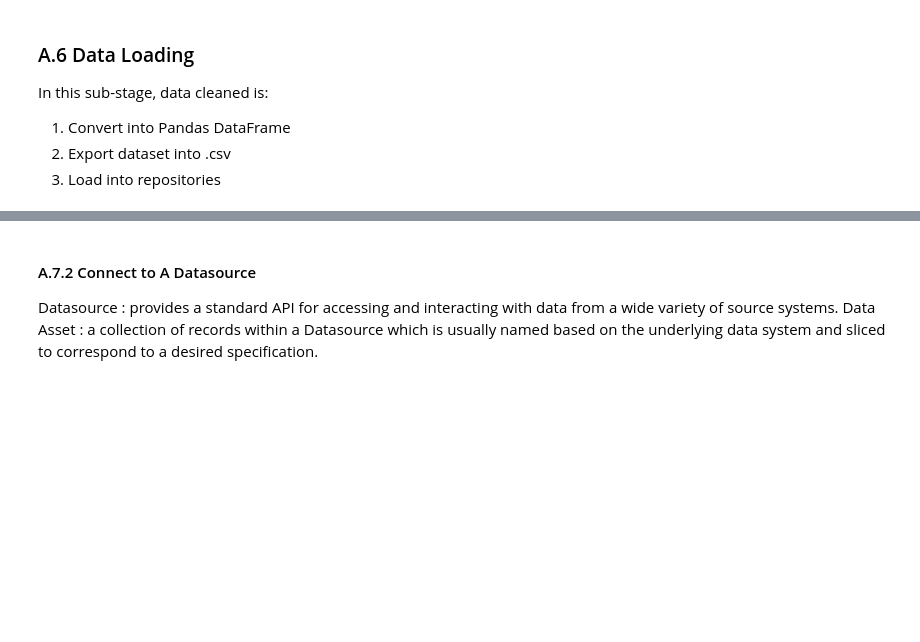
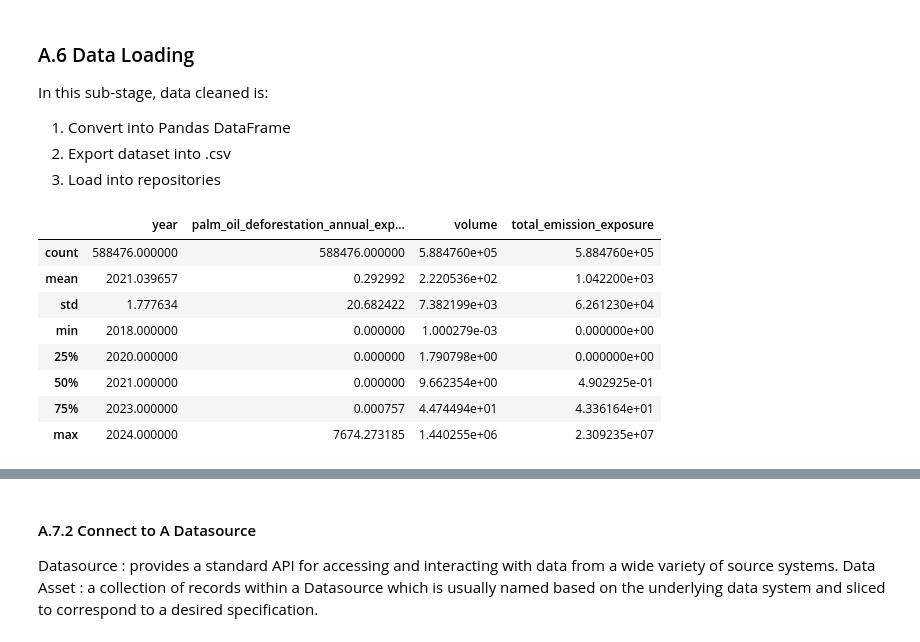
Before and after one commit to torgusonyan/palm-oil-deforestation-indonesia, a Jupyter notebook: final_project_palm_oil_deforestation.ipynb, the cells around one changed output, grey strips where cells are left out. Drawn from its saved outputs; the diff is of its cells as text; code cells hidden in the pictures; blank space fills up the shorter version.

```diff
--- a/final_project_palm_oil_deforestation.ipynb
+++ b/final_project_palm_oil_deforestation.ipynb
@@ -357,3 +386,15 @@ df_palm_oil_pandas.to_csv("palm_oil_cleaned.csv", index=False)
 
 # 4. Load supporting dataset into .csv
 df_deforestation_pandas.to_csv("deforestation_cleaned.csv", index=False)
+# %%
+df_palm_oil_pandas.describe()
+# %% [output]
+|  | year | palm_oil_deforestation_annual_exp... | volume | total_emission_exposure |
+| count | 588476.000000 | 588476.000000 | 5.884760e+05 | 5.884760e+05 |
+| mean | 2021.039657 | 0.292992 | 2.220536e+02 | 1.042200e+03 |
+| std | 1.777634 | 20.682422 | 7.382199e+03 | 6.261230e+04 |
+| min | 2018.000000 | 0.000000 | 1.000279e-03 | 0.000000e+00 |
+| 25% | 2020.000000 | 0.000000 | 1.790798e+00 | 0.000000e+00 |
+| 50% | 2021.000000 | 0.000000 | 9.662354e+00 | 4.902925e-01 |
+| 75% | 2023.000000 | 0.000757 | 4.474494e+01 | 4.336164e+01 |
+| max | 2024.000000 | 7674.273185 | 1.440255e+06 | 2.309235e+07 |
```
Also changed, not shown: parts of 45 cells of this notebook.
